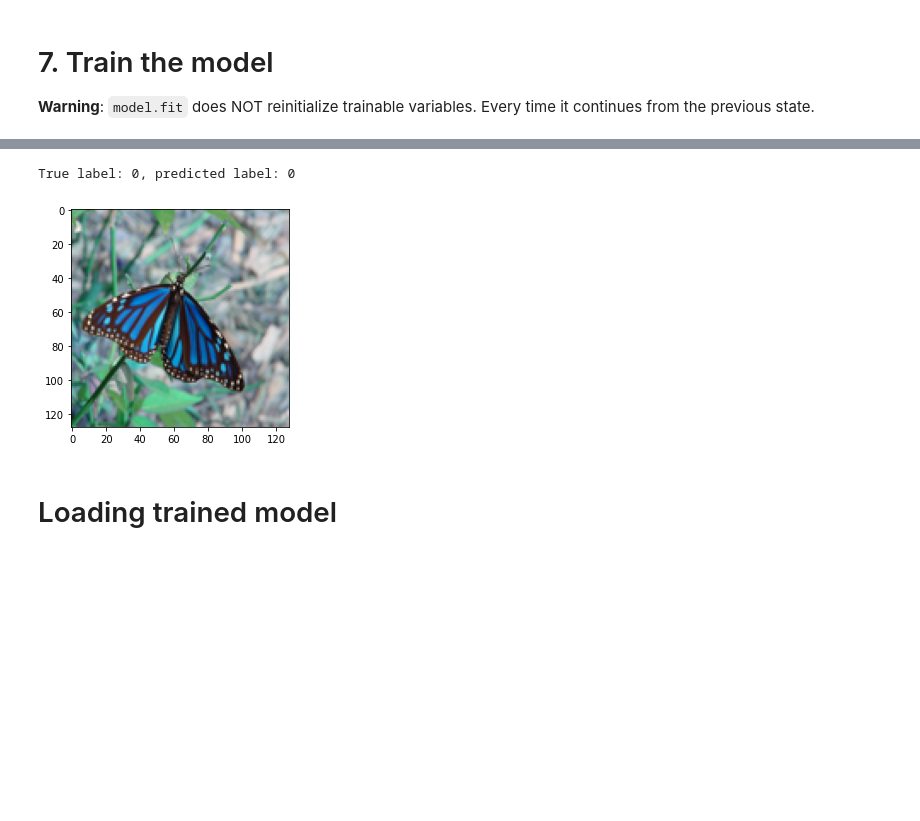
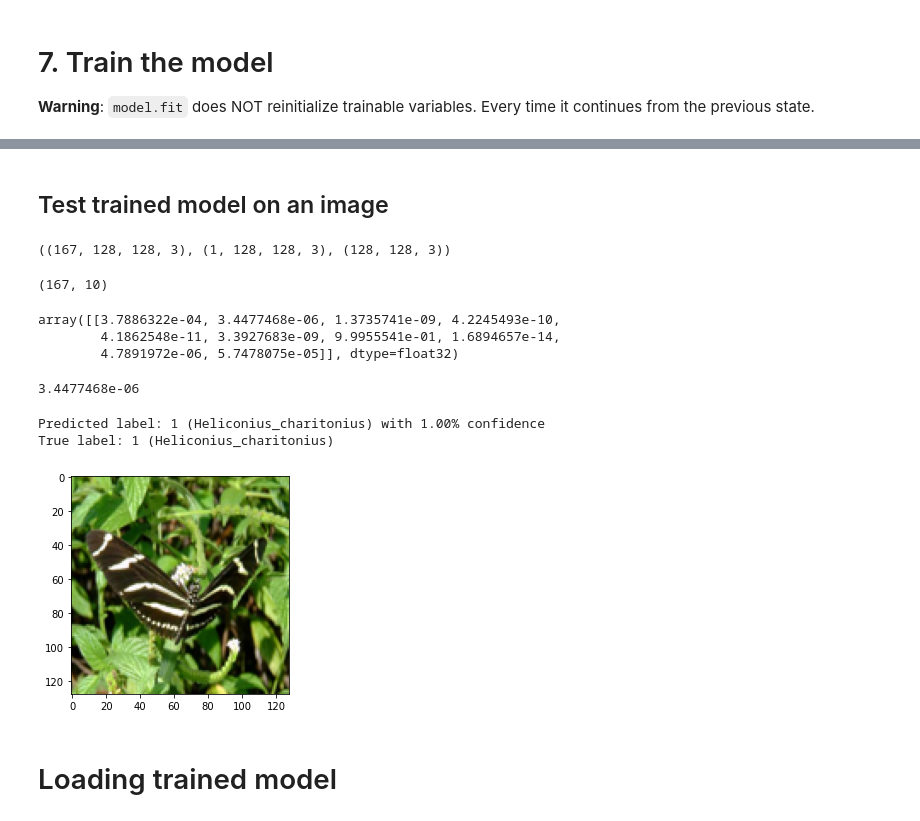
Before and after one commit to hurni/Module-3, a Jupyter notebook: butterfly-classification.ipynb, the cells around one changed output, grey strips where cells are left out. Drawn from its saved outputs; the diff is of its cells as text; code cells hidden in the pictures; blank space fills up the shorter version.

```diff
--- a/butterfly-classification.ipynb
+++ b/butterfly-classification.ipynb
@@ -395,16 +406,43 @@ model.evaluate(x_test,  y_test, verbose=2)
-# %%
-# funktioniert noch nicht ganz richtig...
-# Test trained model on an image
-tf.keras.backend.set_floatx('float64') # otherwise we get an error
-
-im_id = 0
-y_pred = model(x_test[im_id:im_id+1].astype(float))
-print(f'True label: {np.argmax(y_test[im_id])}, predicted label: {np.argmax(y_pred[im_id])}')
-# print(f'True label: {enc.classes_[np.argmax(y_test[im_id])]}, predicted label: {enc.classes_[np.argmax(y_pred[0])]}')
-plt.imshow(x_test[im_id]);
-# %% [output]
-True label: 0, predicted label: 0
-[figure, removed]
+# %% [markdown]
+## Test trained model on an image
+# %%
+x_test.shape, x_test[0:1].shape, x_test[0].shape
+# %% [output]
+((167, 128, 128, 3), (1, 128, 128, 3), (128, 128, 3))
+# %%
+y_test.shape
+# %% [output]
+(167, 10)
+# %%
+# A prediction is an array of 10 numbers.
+# They represent the model's "confidence" that the image corresponds to each of the 10 different classes of butterflies
+y_pred = model.predict(x_test[3:4].astype(float))
+y_pred
+# %% [output]
+array([[3.7886322e-04, 3.4477468e-06, 1.3735741e-09, 4.2245493e-10,
+        4.1862548e-11, 3.3927683e-09, 9.9955541e-01, 1.6894657e-14,
+        4.7891972e-06, 5.7478075e-05]], dtype=float32)
+# %%
+y_pred.ravel()[1]
+# %% [output]
+3.4477468e-06
+# %%
+# Test trained model on an image
+
+# Choose some random image id
+import random
+im_id = random.choice(range(x_test.shape[0]))
+# Test trained model on image with id = im_id
+y_pred = model.predict(x_test[im_id:im_id+1].astype(float))
+# Print the index of the class with the highest predicted probability
+print(f'Predicted label: {np.argmax(y_pred)} ({enc.classes_[np.argmax(y_pred)]}) with {y_pred.ravel()[np.argmax(y_pred)]:2.2f}% confidence')
+# Print true label
+print(f'True label: {np.argmax(y_test[im_id])} ({enc.classes_[np.argmax(y_test[im_id])]})')
+plt.imshow(x_test[im_id]);
+# %% [output]
+Predicted label: 1 (Heliconius_charitonius) with 1.00% confidence
+True label: 1 (Heliconius_charitonius)
+[figure, added]
 # %% [markdown]
 # Loading trained model
 # %%
```
Also changed, not shown: parts of 26 cells of this notebook.
